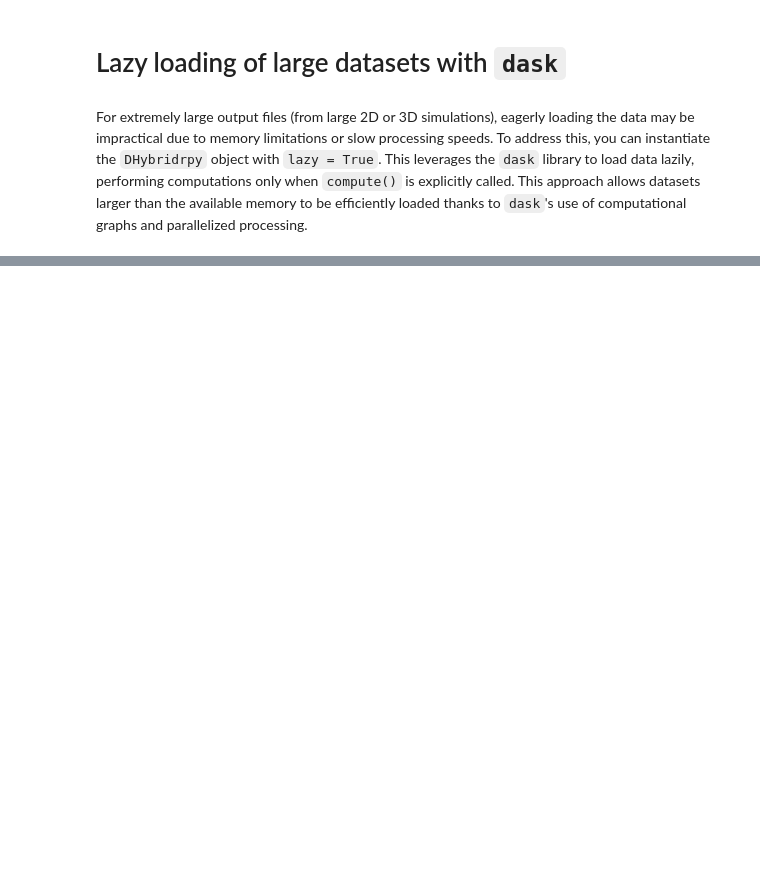
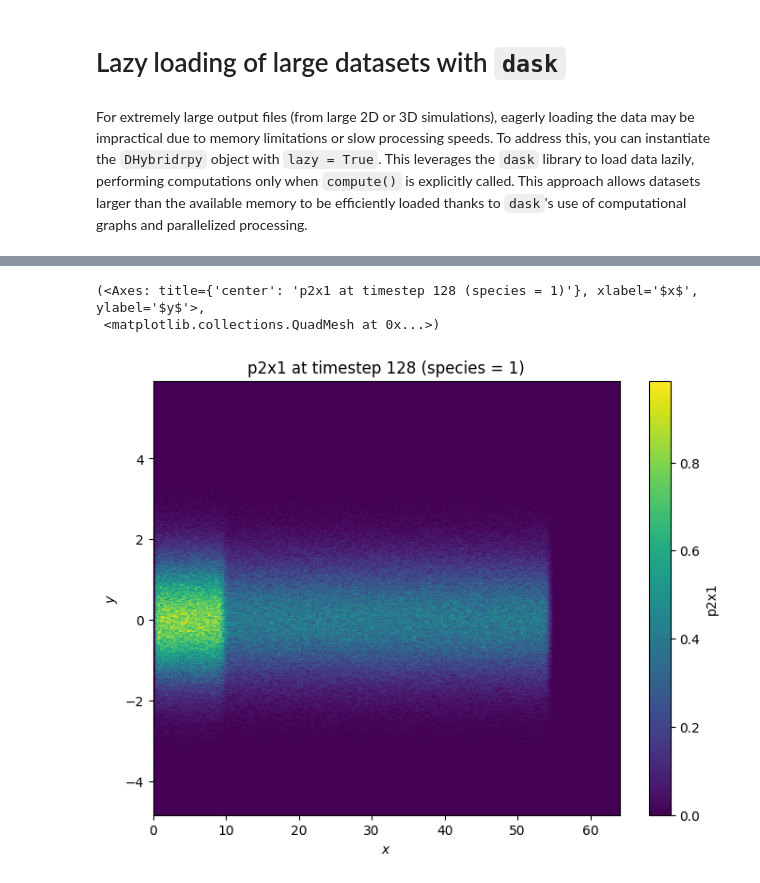
Before and after one commit to bwostler/dhybridrpy, a Jupyter notebook: examples/examples.ipynb, the cells around one changed output, grey strips where cells are left out. Saved outputs shown, nothing was run; the diff lists cells and outputs as text; code cells hidden in the pictures; blank space fills up the shorter version.

```diff
--- a/examples/examples.ipynb
+++ b/examples/examples.ipynb
@@ -140,4 +128,0 @@ You can access data according to timestep indices rather than timesteps themselv
-# %%
-dpy = DHybridrpy(input_file=input_file, output_folder=output_folder)
-print(dpy.timesteps())
-dpy.timestep_index(0).fields.Bmagnitude().plot()
@@ -151,4 +128,0 @@ By default, timestep 0 is excluded if it's present in your output file. To inclu
-# %%
-dpy = DHybridrpy(input_file=input_file, output_folder=output_folder, exclude_timestep_zero=False)
-print(dpy.timesteps())
-dpy.timestep_index(0).fields.Bmagnitude(origin="External").plot()
@@ -159,0 +129,5 @@ dpy.timestep_index(0).fields.Bmagnitude(origin="External").plot()
+# %%
+p2x1 = dpy.timestep(ts).phases.p2x1()
+
+print(f"p2x1 = {p2x1}")
+print(f"p2x1 data = {p2x1.data}")
@@ -159,0 +147,6 @@ dpy.timestep_index(0).fields.Bmagnitude(origin="External").plot()
+# %%
+p2x1.plot()
+# %% [output]
+(<Axes: title={'center': 'p2x1 at timestep 128 (species = 1)'}, xlabel='$x$', ylabel='$y$'>,
+ <matplotlib.collections.QuadMesh at 0x...>)
+[figure, added]
```
Also changed, not shown: parts of 37 cells of this notebook, 1 other file.
